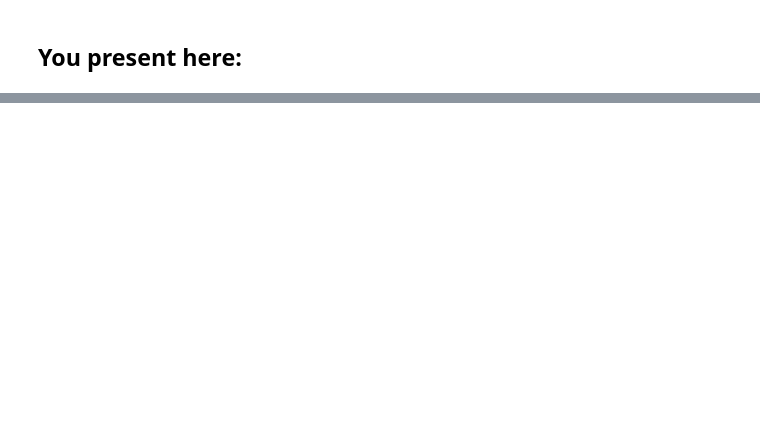
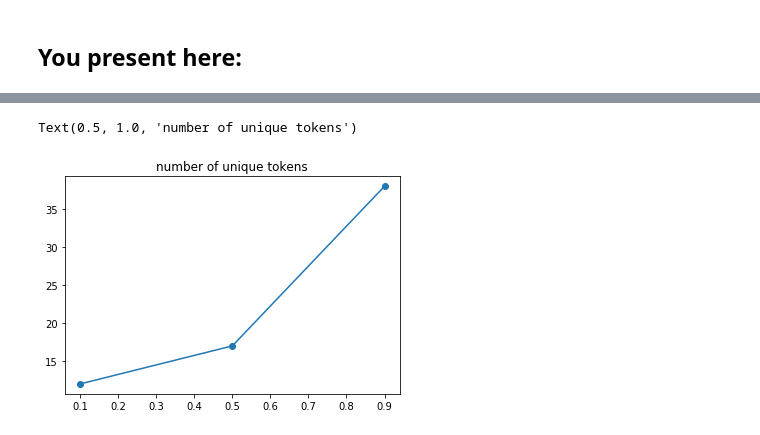
Before and after one commit to jiangzian96/NeuralConversationModeling, a Jupyter notebook: Q2.ipynb, the cells around one changed output, grey strips where cells are left out. Cells and saved outputs as stored; diff of their text form; code cells hidden in the pictures; blank space fills up the shorter version.

```diff
--- a/Q2.ipynb
+++ b/Q2.ipynb
@@ -518,0 +519,6 @@ print(banned)
+# %%
+plt.plot(ps,num_tokens,"-o")
+plt.title("number of unique tokens")
+# %% [output]
+Text(0.5, 1.0, 'number of unique tokens')
+[figure, added]
```
Also changed, not shown: parts of 9 cells of this notebook.
